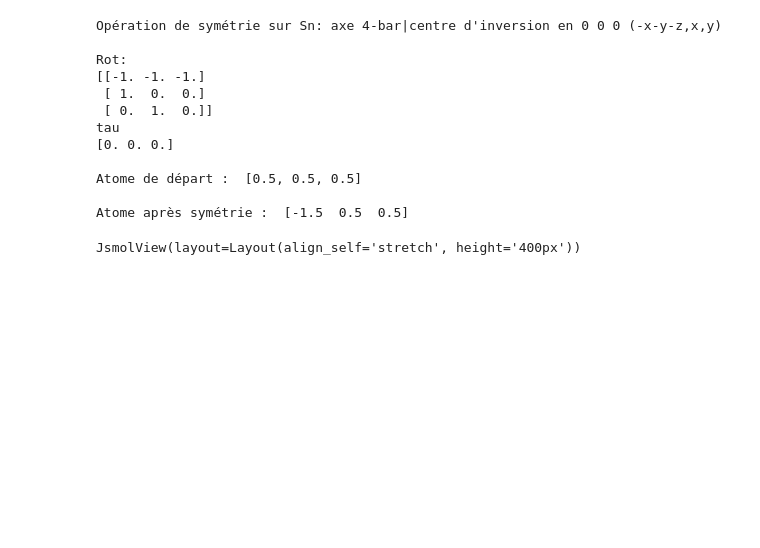
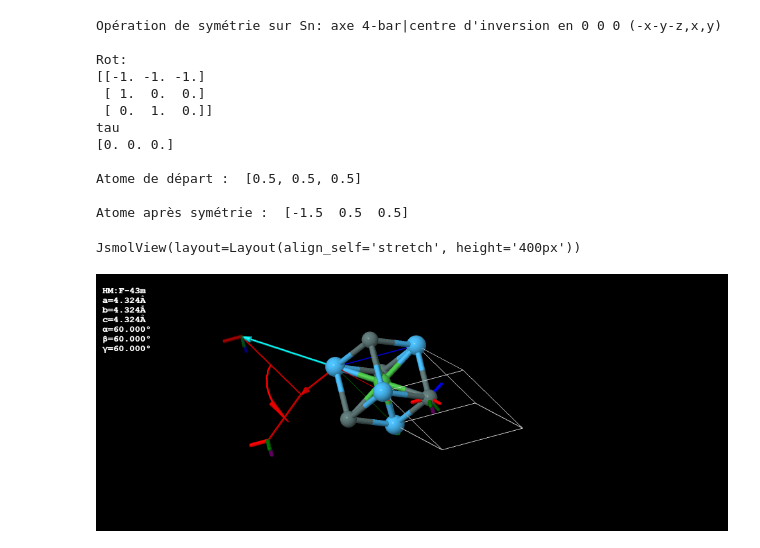
Before and after one commit to qdoucet/lmapr1492, a Jupyter notebook: symmetry.ipynb, the cells around one changed output. Drawn from its saved outputs; the diff is of its cells as text; code cells hidden in the pictures; blank space fills up the shorter version.

```diff
--- a/symmetry.ipynb
+++ b/symmetry.ipynb
@@ -77,23 +82,25 @@ JsmolView(layout=Layout(align_self='stretch', height='400px'))
 # %%
 print("Opération de symétrie sur Sn: axe 4-bar|centre d'inversion en 0 0 0 (-x-y-z,x,y)\n")
 print(S3,"\n")
 print("Atome de départ : ",Sn,"\n")
 print("Atome après symétrie : ",Sn2)
 
 view = quick_view(structure)
 display(view)
 view.script("draw symop 2 {atomno=3}")
+Image(filename='S3.png')
 # %% [output]
 Opération de symétrie sur Sn: axe 4-bar|centre d'inversion en 0 0 0 (-x-y-z,x,y)
 
 Rot:
 [[-1. -1. -1.]
  [ 1.  0.  0.]
  [ 0.  1.  0.]]
 tau
 [0. 0. 0.]
 
 Atome de départ :  [0.5, 0.5, 0.5]
 
 Atome après symétrie :  [-1.5  0.5  0.5]
 JsmolView(layout=Layout(align_self='stretch', height='400px'))
+[figure, added]
```
Also changed, not shown: parts of 3 cells of this notebook.
